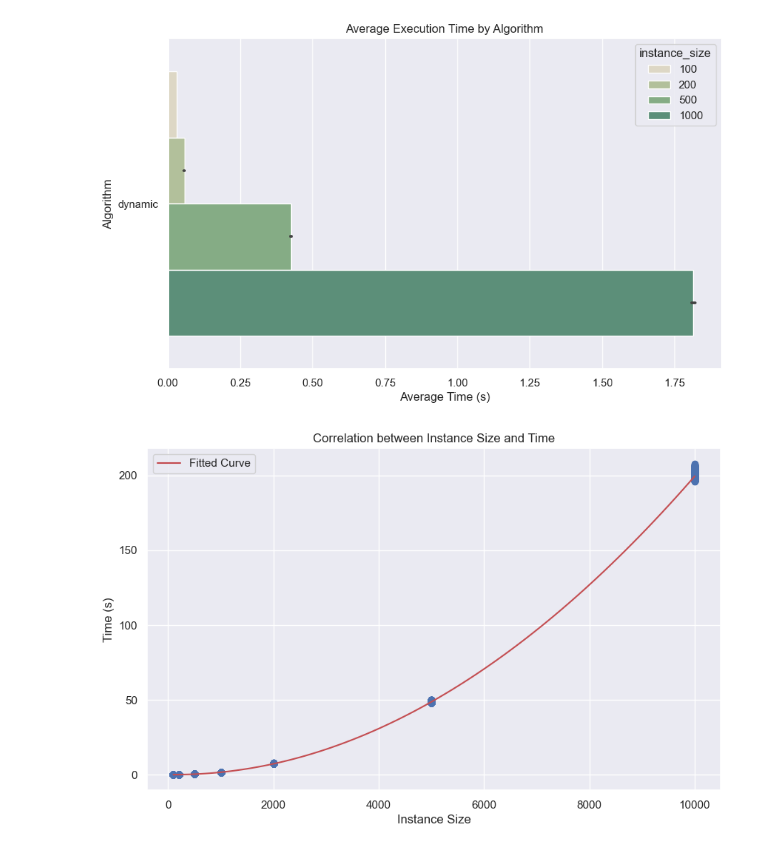
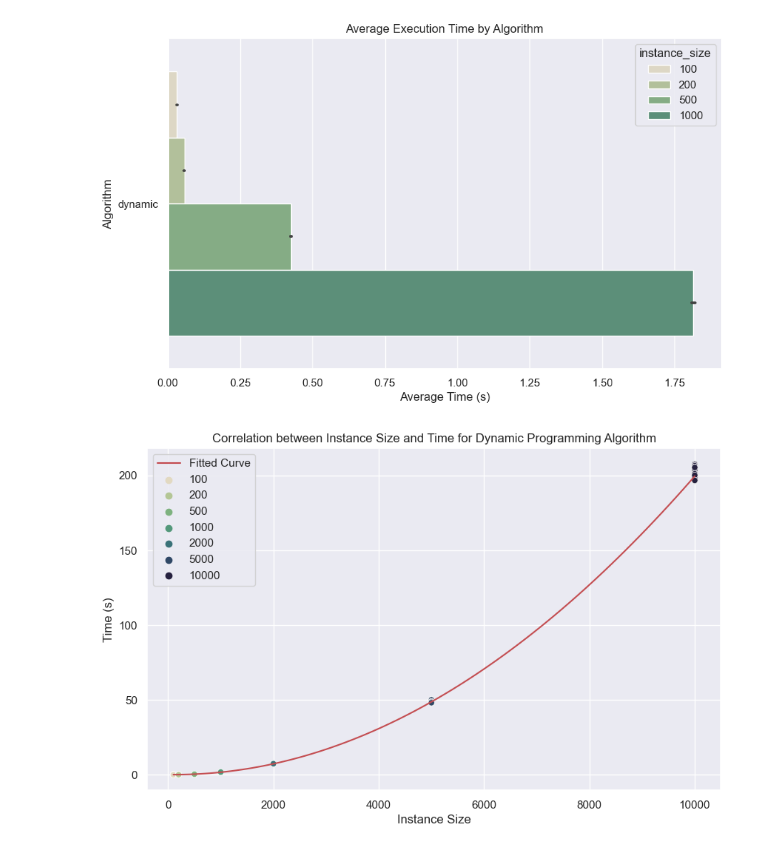
Before and after one commit to gustavohroos/knapsack, a Jupyter notebook: analytics.ipynb, the cells around one changed output. Cells and saved outputs as stored; diff of their text form; code cells hidden in the pictures.

```diff
--- a/analytics.ipynb
+++ b/analytics.ipynb
@@ -38,6 +38,7 @@ def remove_outliers(group):
     return group[(group['time'] >= lower_bound) & (group['time'] <= upper_bound)]
 # %%
 df = pd.read_csv('results.csv')
+df = df[df['algorithm'] != 'fptas']
 df["instance_size"] = df["file"].str.extract(r"knapPI_\d+_(\d+)_\d+_\d+")
 df.describe()
 # %% [output]
@@ -92,10 +93,0 @@ Standard deviation: 16.0715
-# %%
-plt.figure(figsize=(10, 6))
-# df.boxplot(column="max_value", by="algorithm")
-df = df.sort_values(by=['max_value'])
-sns.barplot(y="algorithm", x="max_value", data=df, hue="instance_size", \
-            palette=sns.color_palette("ch:start=.4,rot=-.8", n_colors=7))
-plt.title("Algorithm Performance Comparison")
-plt.ylabel("Max Value")
-plt.xlabel("Algorithm")
-plt.show()
@@ -178,27 +170,32 @@ plt.show()
 # %%
 import numpy as np
 from scipy.optimize import curve_fit
 
 filtered_df = df[(df['algorithm'] == 'dynamic')]
 
 filtered_df = filtered_df.groupby('instance_size').apply(remove_outliers).reset_index(drop=True)
 
 def polynomial_func(x, a, b, c):
     return a * np.power(x, 2) + b * x + c
 
 popt, _ = curve_fit(polynomial_func, filtered_df["instance_size"].astype(int), filtered_df["time"])
 
-x_curve = np.linspace(filtered_df["instance_size"].astype(int).min(), filtered_df["instance_size"].astype(int).max(), 100)
+x_curve_dynamic = np.linspace(filtered_df["instance_size"].astype(int).min(), filtered_df["instance_size"].astype(int).max(), 100)
 
-y_curve = polynomial_func(x_curve, *popt)
+y_curve_dynamic = polynomial_func(x_curve_dynamic, *popt)
 
 plt.figure(figsize=(10, 6))
-plt.scatter(filtered_df["instance_size"].astype(int), filtered_df["time"])
-plt.plot(x_curve, y_curve, 'r', label="Fitted Curve")
-plt.title("Correlation between Instance Size and Time")
+plt.plot(x_curve_dynamic, y_curve_dynamic, 'r', label="Fitted Curve")
+
+# Use Seaborn to create the scatter plot with hue
+sns.scatterplot(data=filtered_df, x="instance_size", y="time", hue="instance_size", \
+                palette=sns.color_palette("ch:start=.4,rot=-.8", n_colors=7))
+
+
+plt.title("Correlation between Instance Size and Time for Dynamic Programming Algorithm")
 plt.xlabel("Instance Size")
 plt.ylabel("Time (s)")
 plt.legend()
 plt.show()
 # %% [output]
-[figure, old version]
+[figure, new version]
```
Also changed, not shown: parts of 22 cells of this notebook.
